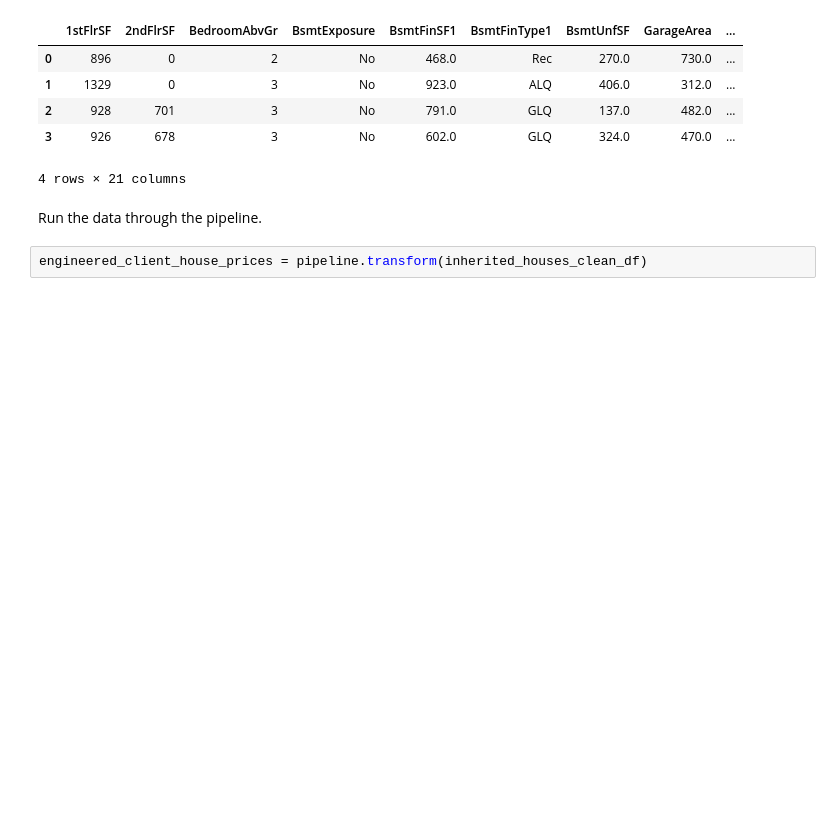
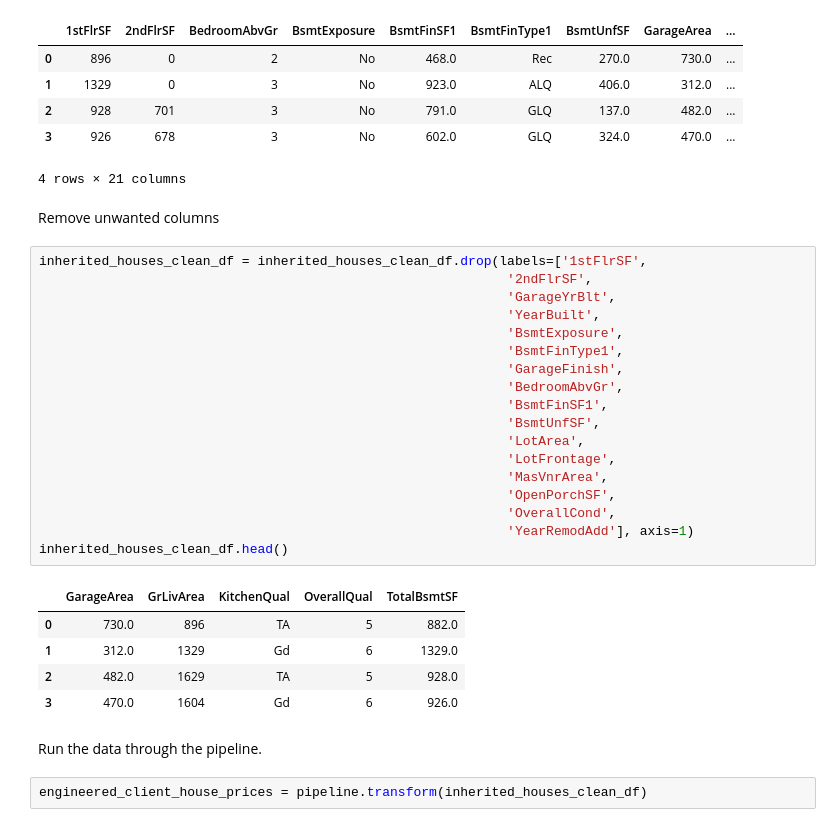
Before and after one commit to ewradcliffe/Heritage-Housing, a Jupyter notebook: jupyter_notebooks/ModellingMostImportantFeatures.ipynb, the cells around one changed output. Cells and saved outputs as stored; diff of their text form; blank space fills up the shorter version.

```diff
--- a/jupyter_notebooks/ModellingMostImportantFeatures.ipynb
+++ b/jupyter_notebooks/ModellingMostImportantFeatures.ipynb
@@ -447,6 +447,32 @@ inherited_houses_clean_df.head()
 | 2 | 928 | 701 | 3 | No | 791.0 | GLQ | 137.0 | 482.0 | ... |
 | 3 | 926 | 678 | 3 | No | 602.0 | GLQ | 324.0 | 470.0 | ... |
 4 rows × 21 columns
+# %% [markdown]
+Remove unwanted columns
+# %%
+inherited_houses_clean_df = inherited_houses_clean_df.drop(labels=['1stFlrSF',
+                                                            '2ndFlrSF',
+                                                            'GarageYrBlt',
+                                                            'YearBuilt',
+                                                            'BsmtExposure',
+                                                            'BsmtFinType1',
+                                                            'GarageFinish',
+                                                            'BedroomAbvGr',
+                                                            'BsmtFinSF1',
+                                                            'BsmtUnfSF',
+                                                            'LotArea',
+                                                            'LotFrontage',
+                                                            'MasVnrArea',
+                                                            'OpenPorchSF',
+                                                            'OverallCond',
+                                                            'YearRemodAdd'], axis=1)
+inherited_houses_clean_df.head()
+# %% [output]
+|  | GarageArea | GrLivArea | KitchenQual | OverallQual | TotalBsmtSF |
+| 0 | 730.0 | 896 | TA | 5 | 882.0 |
+| 1 | 312.0 | 1329 | Gd | 6 | 1329.0 |
+| 2 | 482.0 | 1629 | TA | 5 | 928.0 |
+| 3 | 470.0 | 1604 | Gd | 6 | 926.0 |
 # %% [markdown]
 Run the data through the pipeline.
 # %%
```
Also changed, not shown: parts of 1 cell of this notebook, 1 other file.
